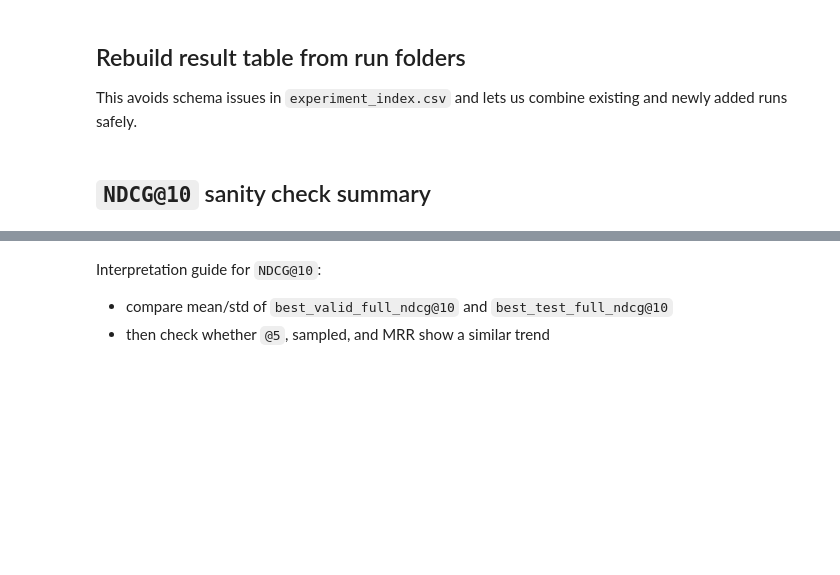
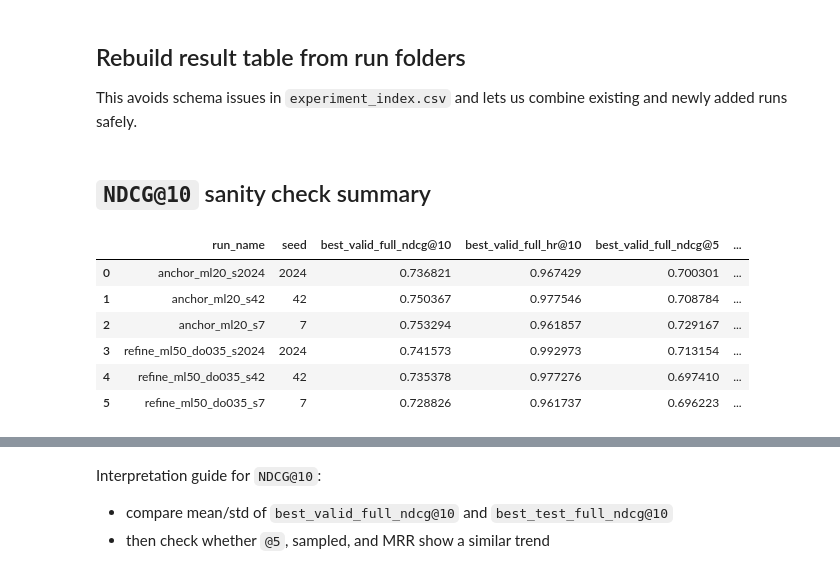
Before and after one commit to hwbuzz/time-aware-behavior-prediction, a Jupyter notebook: notebooks/sasrec_bpi2012_colab_train_sanity_check_evalfix_260513.ipynb, the cells around one changed output, grey strips where cells are left out. Saved outputs shown, nothing was run; the diff lists cells and outputs as text; code cells hidden in the pictures; blank space fills up the shorter version.

```diff
--- a/notebooks/sasrec_bpi2012_colab_train_sanity_check_evalfix_260513.ipynb
+++ b/notebooks/sasrec_bpi2012_colab_train_sanity_check_evalfix_260513.ipynb
@@ -359,30 +556,49 @@ def rebuild_df(output_dir: str):
         })
         rows.append(row)
     return pd.DataFrame(rows)
+# %%
+pd.set_option("display.max_rows", None)
+pd.set_option("display.max_columns", None)
+pd.set_option("display.width", 1000)
+pd.set_option("display.max_colwidth", None)
 # %% [markdown]
 ## `NDCG@10` sanity check summary
 # %%
 ndcg10_targets = [
     'anchor_ml20_s42',
     'anchor_ml20_s2024',
     'anchor_ml20_s7',
     'refine_ml50_do035_s42',
     'refine_ml50_do035_s2024',
     'refine_ml50_do035_s7',
 ]
 
 df10 = rebuild_df(NDCG10_OUTPUT_DIR)
 df10_sc = df10[df10['run_name'].isin(ndcg10_targets)].copy()
 df10_sc = df10_sc.sort_values(['run_name']).reset_index(drop=True)
 df10_sc[[
     'run_name', 'seed',
-    'best_valid_full_ndcg@10', 'best_test_full_ndcg@10',
-    'best_valid_full_ndcg@5', 'best_test_full_ndcg@5',
-    'best_valid_full_mrr', 'best_test_full_mrr',
-    'best_valid_sampled_ndcg@10', 'best_test_sampled_ndcg@10',
-    'best_valid_sampled_ndcg@5', 'best_test_sampled_ndcg@5',
-    'best_valid_sampled_mrr', 'best_test_sampled_mrr',
+    'best_valid_full_ndcg@10', 'best_valid_full_hr@10',
+    'best_valid_full_ndcg@5', 'best_valid_full_hr@5',
+    'best_valid_full_mrr',
+    'best_test_full_ndcg@10', 'best_test_full_hr@10',
+    'best_test_full_ndcg@5', 'best_test_full_hr@5',
+    'best_test_full_mrr',
+    'best_valid_sampled_ndcg@10', 'best_valid_sampled_hr@10',
+    'best_valid_sampled_ndcg@5', 'best_valid_sampled_hr@5',
+    'best_valid_sampled_mrr',
+    'best_test_sampled_ndcg@10', 'best_test_sampled_hr@10',
+    'best_test_sampled_ndcg@5', 'best_test_sampled_hr@5',
+    'best_test_sampled_mrr',
 ]]
+# %% [output]
+|  | run_name | seed | best_valid_full_ndcg@10 | best_valid_full_hr@10 | best_valid_full_ndcg@5 | ... |
+| 0 | anchor_ml20_s2024 | 2024 | 0.736821 | 0.967429 | 0.700301 | ... |
+| 1 | anchor_ml20_s42 | 42 | 0.750367 | 0.977546 | 0.708784 | ... |
+| 2 | anchor_ml20_s7 | 7 | 0.753294 | 0.961857 | 0.729167 | ... |
+| 3 | refine_ml50_do035_s2024 | 2024 | 0.741573 | 0.992973 | 0.713154 | ... |
+| 4 | refine_ml50_do035_s42 | 42 | 0.735378 | 0.977276 | 0.697410 | ... |
+| 5 | refine_ml50_do035_s7 | 7 | 0.728826 | 0.961737 | 0.696223 | ... |
 # %%
 df10_sc['candidate'] = df10_sc['run_name'].apply(
     lambda x: 'anchor_ml20' if 'anchor_ml20' in x else 'refine_ml50_do035'
```
Also changed, not shown: parts of 20 cells of this notebook, 2 other files.
